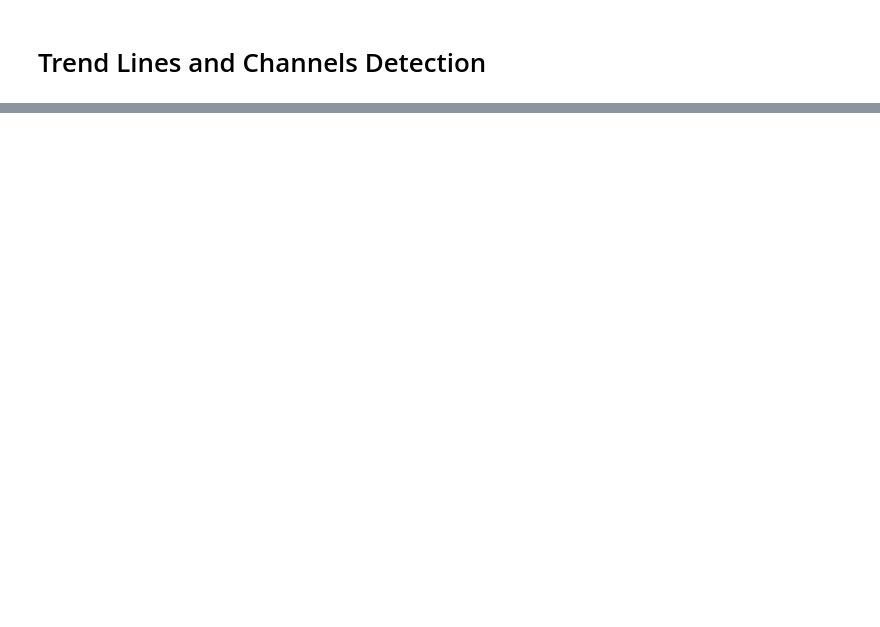
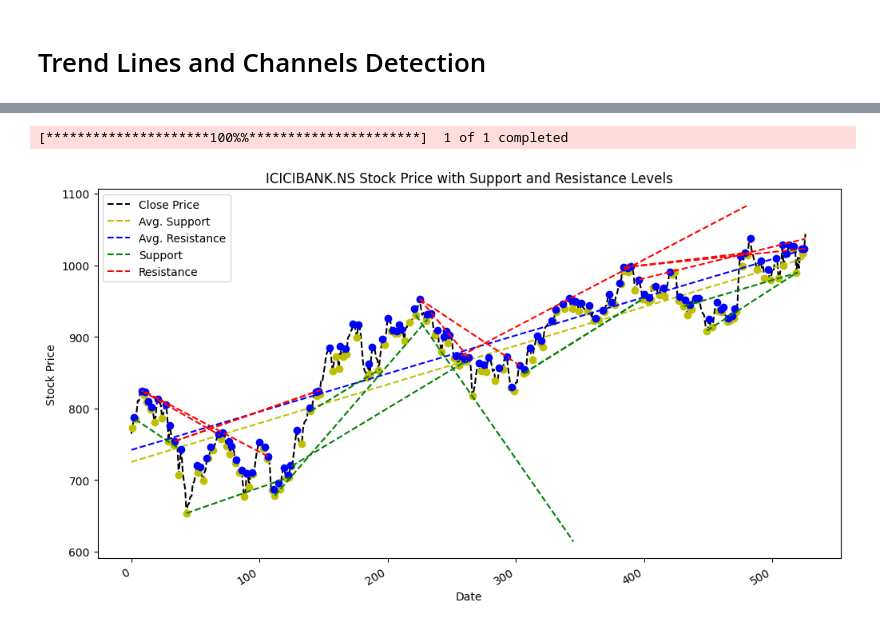
Before and after one commit to mahirmehta/MarketMind, a Jupyter notebook: TrendLineChannelDetection.ipynb, the cells around one changed output, grey strips where cells are left out. Drawn from its saved outputs; the diff is of its cells as text; code cells hidden in the pictures; blank space fills up the shorter version.

```diff
--- a/TrendLineChannelDetection.ipynb
+++ b/TrendLineChannelDetection.ipynb
@@ -161,0 +88,26 @@ fig.show()
+# %%
+import yfinance as yf
+import pandas as pd
+import trendln
+import matplotlib.pyplot as plt
+
+# Replace 'BAJFINANCE.BO' with the stock symbol of your choice
+symbol = 'ICICIBANK.NS'
+
+# Download stock data using yfinance for the specified date range
+stock_data = yf.download(symbol, start='2022-01-01', end='2024-02-20')
+
+# Plotting the 'Close' data as a solid line graph
+plt.figure(figsize=(12, 6))
+plt.plot(stock_data.index, stock_data['Close'], label='Close', color='blue')
+
+# Plotting support and resistance lines
+fig = trendln.plot_support_resistance(stock_data['Close'], accuracy=8)
+plt.title(f'{symbol} Stock Price with Support and Resistance Levels')
+plt.xlabel('Date')
+plt.ylabel('Stock Price')
+plt.legend()
+plt.show()
+# %% [output]
+[*********************100%%**********************]  1 of 1 completed
+[figure, added]
```
Also changed, not shown: parts of 9 cells of this notebook.
